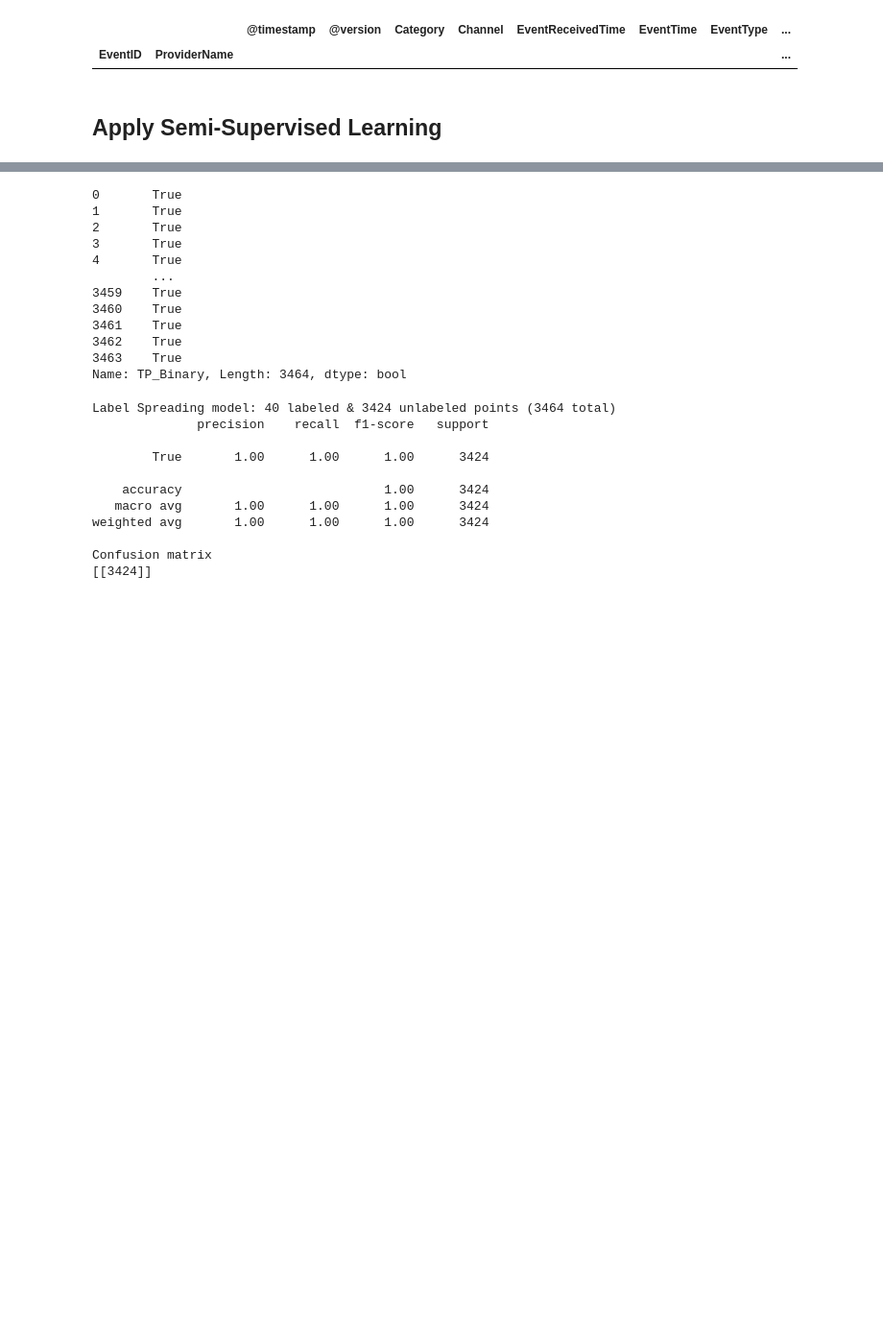
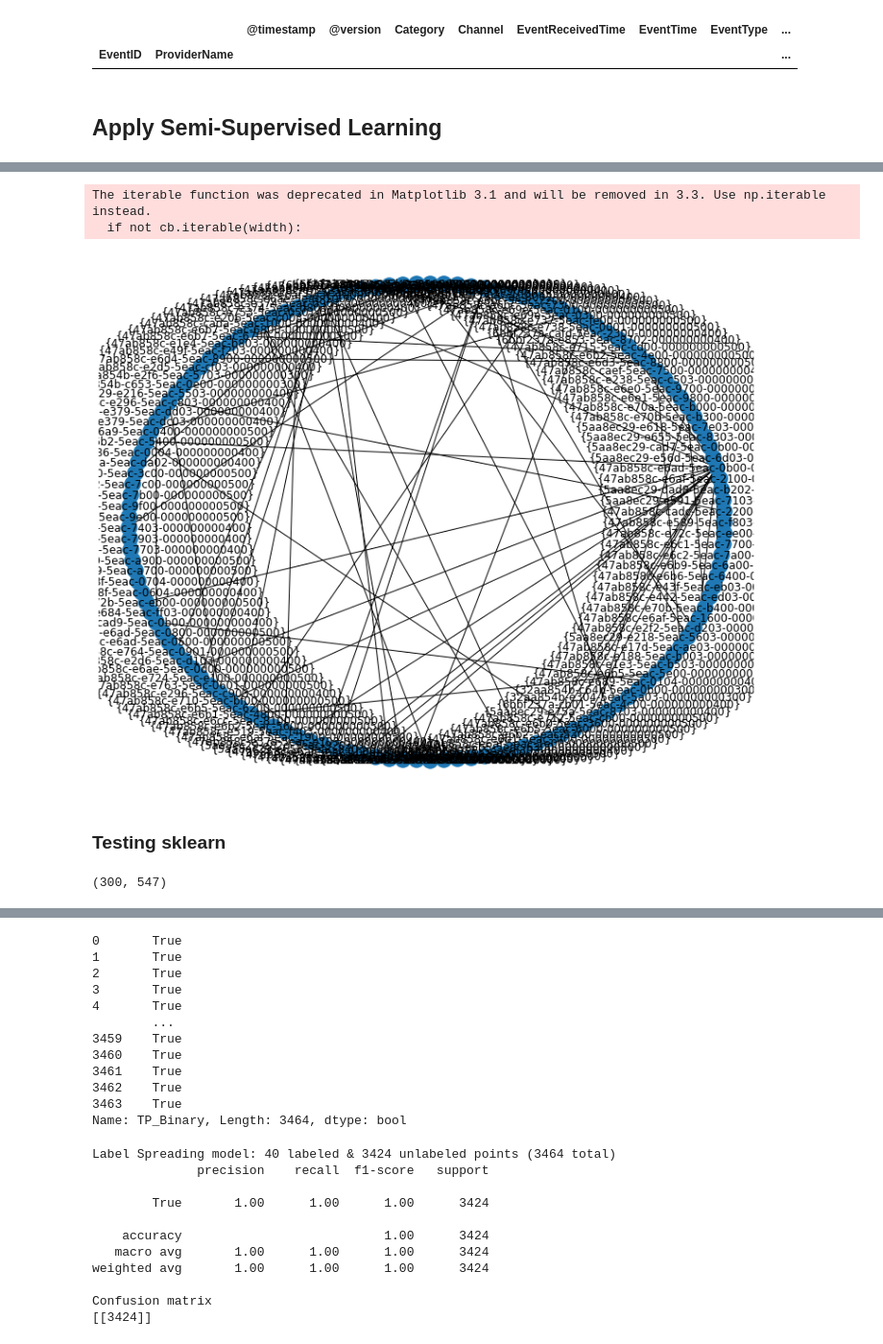
Before and after one commit to zulu8/graph_msc, a Jupyter notebook: Network5.ipynb, the cells around one changed output, grey strips where cells are left out. Shown at 96% size. Saved outputs shown, nothing was run; the diff lists cells and outputs as text; code cells hidden in the pictures; blank space fills up the shorter version.

```diff
--- a/Network5.ipynb
+++ b/Network5.ipynb
@@ -800,0 +802,6 @@ with pd.option_context('display.max_rows', None, 'display.max_columns', None, 'd
+# %%
+X = df_label.loc[(df_label['EventID']==1)].head(100)
+
+# remove null only columns
+X = X[X.columns[~X.isnull().all()]]
+X.shape
@@ -800,0 +810,2 @@ with pd.option_context('display.max_rows', None, 'display.max_columns', None, 'd
+# %%
+df1 = X[['ProcessGuid', 'ParentProcessGuid']]
@@ -801,3 +831,15 @@ with pd.option_context('display.max_rows', None, 'display.max_columns', None, 'd
+# %%
+G = nx.from_pandas_edgelist(df1, 'ProcessGuid', 'ParentProcessGuid')
+# %%
+from matplotlib.pyplot import figure
+figure(figsize=(10, 8))
+nx.draw_shell(G, with_labels=True)
+# %% [output]
+The iterable function was deprecated in Matplotlib 3.1 and will be removed in 3.3. Use np.iterable instead.
+  if not cb.iterable(width):
+[figure, added]
+# %% [markdown]
+### Testing sklearn
 # %%
 import numpy as np
 import matplotlib.pyplot as plt
@@ -808,3 +850,19 @@ from sklearn import datasets
 from sklearn.semi_supervised import LabelSpreading
 
 from sklearn.metrics import confusion_matrix, classification_report
+# %%
+df_label['LS_Binary'] = False
+df_label['LS_Binary'].loc[(df_label['ProcessGuid']=='{47ab858c-e23d-5eac-c603-000000000400}')] = True
+
+# Malicious Processes and outside the single ProcessGuid
+X = df_label.loc[(df_label.ProcessGuid.notna()) & (df_label['THE_Binary']==True) & (df_label['LS_Binary']==False)].head(100)
+
+# Malicious Processes inside the single
+X = X.append(df_label.loc[(df_label['THE_Binary']==True) & (df_label['LS_Binary']==True)].head(100), sort=False)
+#X = X.append(df_label.loc[(df_label['LS_Binary']==True) & (df_label['THE_Binary']==False)].head(100), sort=False)
+
+# Benign Processes
+X = X.append(df_label.loc[(df_label.ProcessGuid.notna()) & (df_label['THE_Binary']==False) & (df_label['LS_Binary']==False)].head(100), sort=False)
+X.shape
+# %% [output]
+(300, 547)
```
Also changed, not shown: parts of 59 cells of this notebook, 1 other file.
